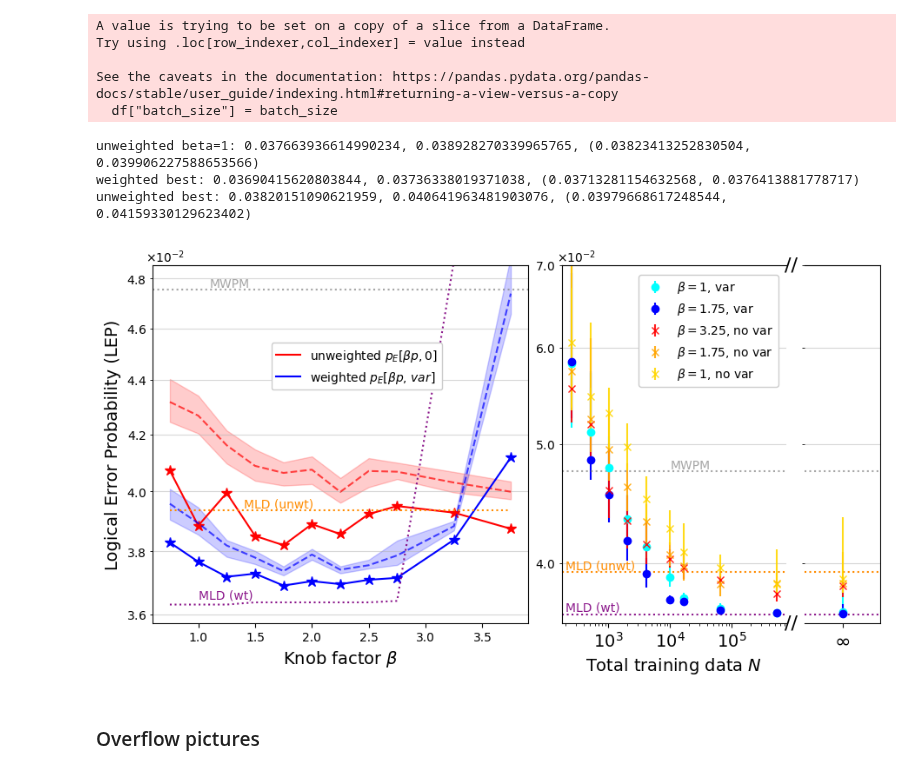
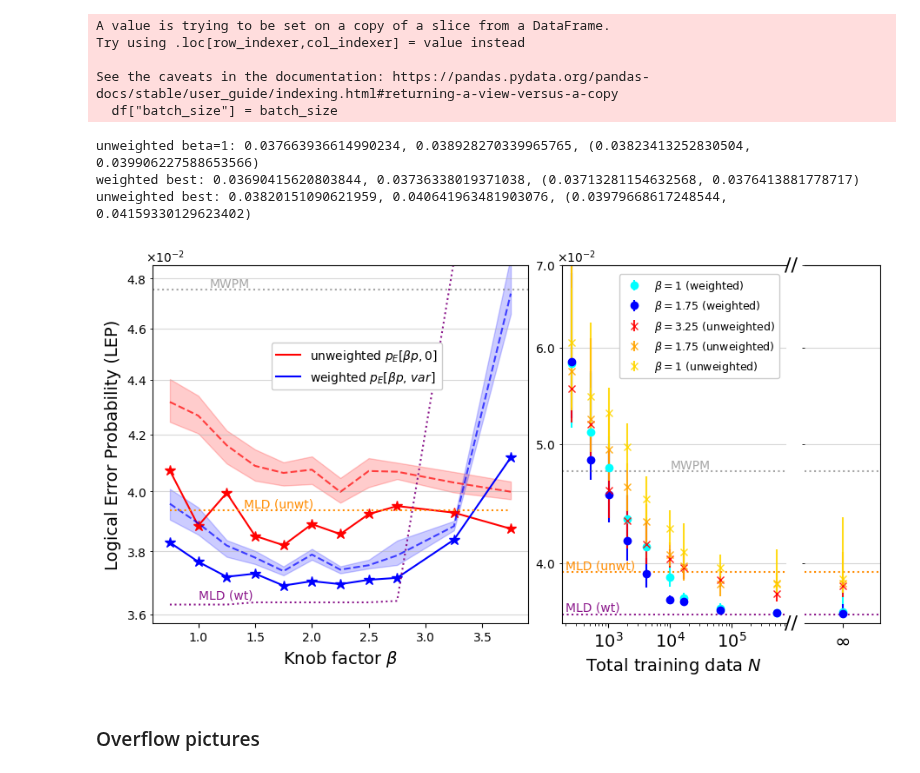
Before and after one commit to peterse/mldec, a Jupyter notebook: src/mldec/analysis/make_fig2bc_and_appendix.ipynb, the cells around one changed output. Cells and saved outputs as stored; diff of their text form; code cells hidden in the pictures.

```diff
--- a/src/mldec/analysis/make_fig2bc_and_appendix.ipynb
+++ b/src/mldec/analysis/make_fig2bc_and_appendix.ipynb
@@ -330,11 +330,11 @@ ax2.annotate('//', xy=(1.02, 0),  xycoords='axes fraction', ha='center', va='cen
 ax2.annotate('//', xy=(1.02, 1),  xycoords='axes fraction', ha='center', va='center', fontsize=16)
 
 # also plot original data
-ax2.errorbar(10000, medians_beta1_original[-1], yerr=bounds_beta1_original[:,-1].reshape(2,1), fmt='o', c='cyan', label=r'$\beta=1$, var (weighted)')
-ax2.errorbar(10000, medians_beta175_original[-1], yerr=bounds_beta175_original[:,-1].reshape(2,1), fmt='o', c='b', label=r'$\beta=1.75$, var (weighted)')
-ax2.errorbar(10000, medians_beta325_novar_original[-1], yerr=bounds_beta325_novar_original[:,-1].reshape(2,1), fmt=novar_marker, c=red_rgb3, label=r'$\beta=3.25$, var$=0$ (unweighted)', alpha=novar_alpha)
-ax2.errorbar(10000, medians_beta175_novar_original[-1], yerr=bounds_beta175_novar_original[:,-1].reshape(2,1), fmt=novar_marker, c=red_rgb2, label=r'$\beta=1.75$, var$=0$ (unweighted)', alpha=novar_alpha)
-ax2.errorbar(10000, medians_beta1_novar_original[-1], yerr=bounds_beta1_novar_original[:,-1].reshape(2,1), fmt=novar_marker, c=red_rgb, label=r'$\beta=1$, var$=0$ (unweighted)', alpha=novar_alpha)
+ax2.errorbar(10000, medians_beta1_original[-1], yerr=bounds_beta1_original[:,-1].reshape(2,1), fmt='o', c='cyan', label=r'$\beta=1$ (weighted)')
+ax2.errorbar(10000, medians_beta175_original[-1], yerr=bounds_beta175_original[:,-1].reshape(2,1), fmt='o', c='b', label=r'$\beta=1.75$ (weighted)')
+ax2.errorbar(10000, medians_beta325_novar_original[-1], yerr=bounds_beta325_novar_original[:,-1].reshape(2,1), fmt=novar_marker, c=red_rgb3, label=r'$\beta=3.25$ (unweighted)', alpha=novar_alpha)
+ax2.errorbar(10000, medians_beta175_novar_original[-1], yerr=bounds_beta175_novar_original[:,-1].reshape(2,1), fmt=novar_marker, c=red_rgb2, label=r'$\beta=1.75$ (unweighted)', alpha=novar_alpha)
+ax2.errorbar(10000, medians_beta1_novar_original[-1], yerr=bounds_beta1_novar_original[:,-1].reshape(2,1), fmt=novar_marker, c=red_rgb, label=r'$\beta=1$ (unweighted)', alpha=novar_alpha)
 
 ax2.loglog()
 ax2.spines[['right']].set_visible(False)
@@ -353,7 +353,7 @@ ax2.tick_params(left=False, labelleft=False)
 # print(ax.get_yticks())
 # ax2.set_yticks(ax.get_yticks())
 ax2.set_ylim(ax.get_ylim()[0], 7e-2)
-ax2.legend(loc="upper right", fontsize=10, framealpha=1, bbox_to_anchor=(.99, 0.99))
+ax2.legend(loc="upper right", fontsize=9, framealpha=1, bbox_to_anchor=(.99, 0.99))
 
 # prettier sci not
 formatter = ScalarFormatter(useMathText=True)
@@ -373,37 +373,37 @@ ax2.text(1e4, 1 - minimum_weight_val_acc, "MWPM", color=wt_mwpm_color, va='botto
 ax2.axhline(1 - mld_for_var[0], ls=':', c=wt_mld_color, alpha=0.9)
 ax3.axhline(1 - mld_for_var[0], ls=':', c=wt_mld_color, alpha=0.9)
 ax2.text(200, 1 - mld_for_var[0] + 0.0001, r"MLD (wt)", color=wt_mld_color, va='bottom', ha='left', fontsize=10, alpha=0.9)
 ax2.axhline((1 - mld_for_novar[0]), ls=':', c=unwt_mld_color, alpha=1)
 ax3.axhline((1 - mld_for_novar[0]), ls=':', c=unwt_mld_color, alpha=1)
 ax2.text(200, 1 - mld_for_novar[0], r"MLD (unwt)", color=unwt_mld_color, va='bottom', ha='left', fontsize=10, alpha=1)
 
 ax3.semilogy()
 ax3.errorbar(1, medians_beta1[-1], yerr=bounds_beta1[:,-1].reshape(2,1), fmt='o', c='cyan', label=r'$\beta=1$, var (weighted)')
 ax3.errorbar(1, medians_beta175[-1], yerr=bounds_beta175[:,-1].reshape(2,1), fmt='o', c='b', label=r'$\beta=1.75$, var (weighted)')
-ax3.errorbar(1, medians_beta325_novar[-1], yerr=bounds_beta325_novar[:,-1].reshape(2,1), fmt=novar_marker, c=red_rgb3, label=r'$\beta=3.25$, var$=0$ (unweighted)', alpha=novar_alpha)
-ax3.errorbar(1, medians_beta175_novar[-1], yerr=bounds_beta175_novar[:,-1].reshape(2,1), fmt=novar_marker, c=red_rgb2, label=r'$\beta=1.75$, var$=0$ (unweighted)', alpha=novar_alpha)
-ax3.errorbar(1, medians_beta1_novar[-1], yerr=bounds_beta1_novar[:,-1].reshape(2,1), fmt=novar_marker, c=red_rgb, label=r'$\beta=1$, var$=0$ (unweighted)', alpha=novar_alpha)
+ax3.errorbar(1, medians_beta325_novar[-1], yerr=bounds_beta325_novar[:,-1].reshape(2,1), fmt=novar_marker, c=red_rgb3, label=r'$\beta=3.25$ (unweighted)', alpha=novar_alpha)
+ax3.errorbar(1, medians_beta175_novar[-1], yerr=bounds_beta175_novar[:,-1].reshape(2,1), fmt=novar_marker, c=red_rgb2, label=r'$\beta=1.75$ (unweighted)', alpha=novar_alpha)
+ax3.errorbar(1, medians_beta1_novar[-1], yerr=bounds_beta1_novar[:,-1].reshape(2,1), fmt=novar_marker, c=red_rgb, label=r'$\beta=1$ (unweighted)', alpha=novar_alpha)
 ax3.spines[['left']].set_visible(False)
 
 # suppress y-axis on ax3 and ticks
 plt.setp(ax3.get_yticklabels(), visible=False)
 plt.setp(ax3.get_yminorticklabels(), visible=False)  # <--- THIS IS IT! FOUND IT.
 # ax3.tick_params(left=False, labelleft=False)
 ax3.set_yticklabels([])
 ax3.set_yticks([])
 ax3.set_xticks([1])
 ax3.set_xticklabels([r"$\infty$"], fontsize=16)
 ax3.set_ylim(ax2.get_ylim())
 ax3.grid(which='both', alpha=0.5, axis='y')
 
 
 
 fig.savefig(f"../../figures/fig2_bc.pdf", bbox_inches='tight')
 # %% [output]
 unweighted beta=1: 0.037663936614990234, 0.038928270339965765, (0.03823413252830504, 0.039906227588653566)
 weighted best: 0.03690415620803844, 0.03736338019371038, (0.03713281154632568, 0.0376413881778717)
 unweighted best: 0.03820151090621959, 0.040641963481903076, (0.03979668617248544, 0.04159330129623402)
-[figure, old version]
+[figure, new version]
 # %% [markdown]
 ### Overflow pictures
 # %% [markdown]
```
Also changed, not shown: 1 other file.
